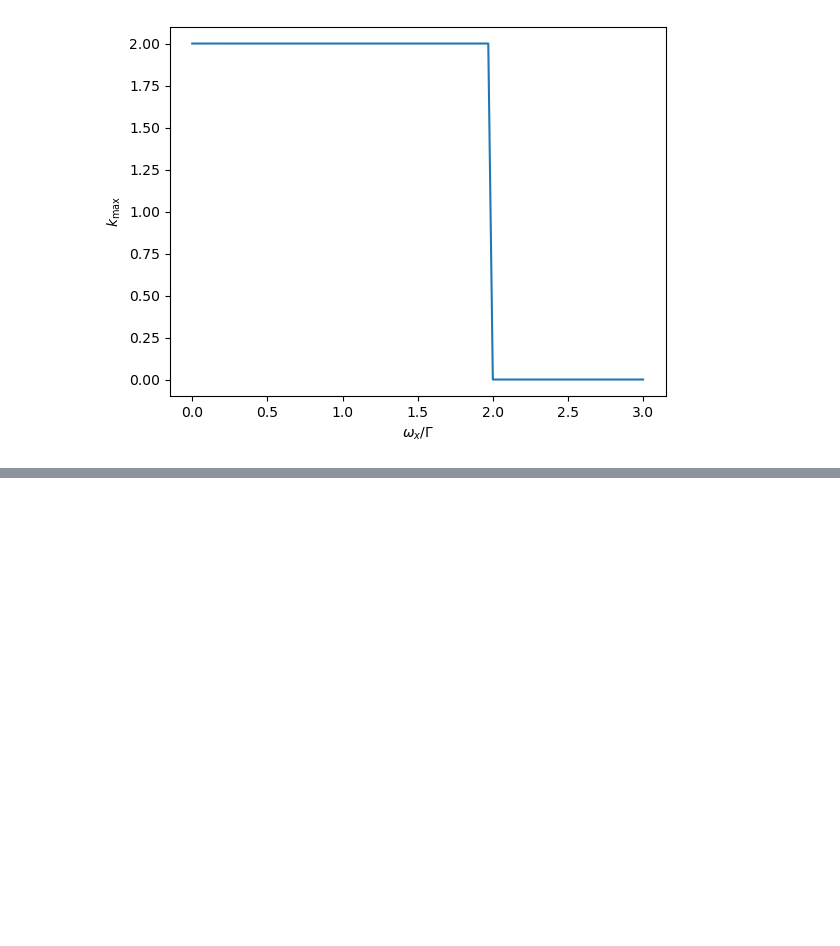
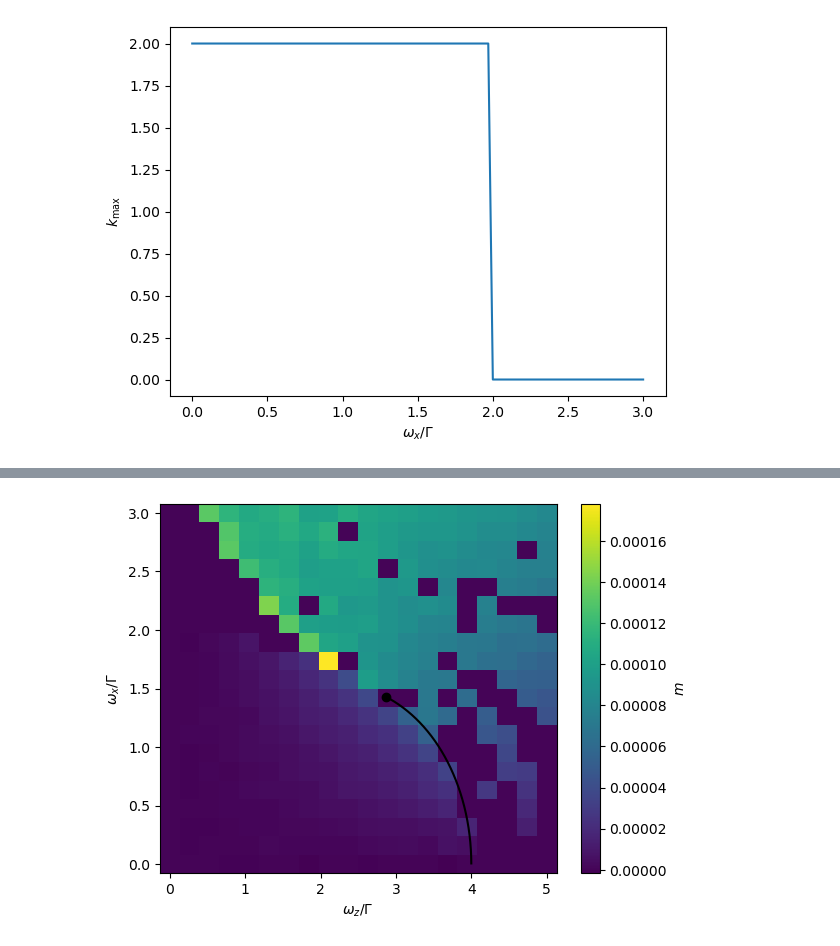
Before and after one commit to chuan97/long-range-ising, a Jupyter notebook: test_antiferro_zerotemp.ipynb, the cells around one changed output, grey strips where cells are left out. Cells and saved outputs as stored; diff of their text form; code cells hidden in the pictures; blank space fills up the shorter version.

```diff
--- a/test_antiferro_zerotemp.ipynb
+++ b/test_antiferro_zerotemp.ipynb
@@ -581,0 +587,87 @@ plt.show()
+# %%
+def ms_f(ms, wz, J, gs, N):
+    aux = 2 * np.dot(J, ms) + gs
+    return 1/N*np.dot(ms, np.dot(J, ms)) - 1/N*np.sum(0.5 * np.sqrt(wz**2 + 4*aux**2))
+# %%
+
+N = 50
+wzs = np.linspace(0, 5, 20)
+wxs = np.linspace(0, 3, 20)
+alpha = 0.5
+
+J = interactions.powerlaw_pbc_afm(N, alpha)
+J = interactions.shift(J, 0.0)
+J = interactions.rescale(J)
+
+v_stagger = np.ones(N)
+v_stagger[::2] = -1
+
+mag = np.empty((len(wzs), len(wxs)))
+stmag = np.empty((len(wzs), len(wxs)))
+magA = np.empty((len(wzs), len(wxs)))
+magB = np.empty((len(wzs), len(wxs)))
+kmaxs = np.empty((len(wzs), len(wxs)))
+for i, wz in enumerate(wzs):
+    for j, wx in enumerate(wxs):
+        gs = wx * np.ones(N) / 2
+        ms1 = minimize(ms_f, x0=np.array([0.0]*N), args=(wz, J, gs, N)).x
+        ms2 = minimize(ms_f, x0=np.array([1.0]*N)*v_stagger, args=(wz, J, gs, N)).x
+
+        if ms_f(ms1, wz, J, gs, N) < ms_f(ms2, wz, J, gs, N):
+            ms = ms1
+        else:
+            ms = ms2
+
+        Cs = np.array([1/N * np.sum(ms * np.roll(ms, i)) for i in range(N)])
+        Cks = fft(Cs)
+
+        kmaxs[i, j] = np.argmax(Cks)
+        mag[i, j] = np.sum(ms) / N
+        stmag[i, j] = np.sum(ms * v_stagger) / N
+        magA[i, j] = np.sum(ms[::2]) * 2 / N
+        magB[i, j] = np.sum(ms[1::2]) * 2 / N
+
+supercritical_pt = 4 * (4/5)**(3/2)
+wzs_dense = np.linspace(supercritical_pt, 4, 100000)
+
+plt.pcolormesh(wzs, wxs, mag.T, cmap='viridis')
+plt.plot(wzs_dense, secnd_order_line(wzs_dense), c='k')
+plt.plot(supercritical_pt, secnd_order_line(supercritical_pt), c='k', lw=0, marker='o')
+plt.colorbar(label=r'$m$')
+plt.ylabel(r'$\omega_x/\Gamma$')
+plt.xlabel(r'$\omega_z/\Gamma$')
+plt.show()
+
+plt.pcolormesh(wzs, wxs, stmag.T, cmap='viridis')
+plt.plot(wzs_dense, secnd_order_line(wzs_dense), c='k')
+plt.plot(supercritical_pt, secnd_order_line(supercritical_pt), c='k', lw=0, marker='o')
+plt.colorbar(label=r'$m_s$')
+plt.ylabel(r'$\omega_x/\Gamma$')
+plt.xlabel(r'$\omega_z/\Gamma$')
+plt.show()
+
+plt.pcolormesh(wzs, wxs, magA.T, cmap='bwr')
+plt.plot(wzs_dense, secnd_order_line(wzs_dense), c='k')
+plt.plot(supercritical_pt, secnd_order_line(supercritical_pt), c='k', lw=0, marker='o')
+plt.colorbar(label=r'$m_A$')
+plt.ylabel(r'$\omega_x/\Gamma$')
+plt.xlabel(r'$\omega_z/\Gamma$')
+plt.show()
+
+plt.pcolormesh(wzs, wxs, magB.T, cmap='viridis')
+plt.plot(wzs_dense, secnd_order_line(wzs_dense), c='k')
+plt.plot(supercritical_pt, secnd_order_line(supercritical_pt), c='k', lw=0, marker='o')
+plt.colorbar(label=r'$m_B$')
+plt.ylabel(r'$\omega_x/\Gamma$')
+plt.xlabel(r'$\omega_z/\Gamma$')
+plt.show()
+
+plt.pcolormesh(wzs, wxs, kmaxs.T, cmap='viridis')
+plt.plot(wzs_dense, secnd_order_line(wzs_dense), c='k')
+plt.plot(supercritical_pt, secnd_order_line(supercritical_pt), c='k', lw=0, marker='o')
+plt.colorbar(label=r'$k_{\rm max}$')
+plt.ylabel(r'$\omega_x/\Gamma$')
+plt.xlabel(r'$\omega_z/\Gamma$')
+plt.show()
+# %% [output]
+[figure, added]
```
Also changed, not shown: parts of 4 cells of this notebook.
